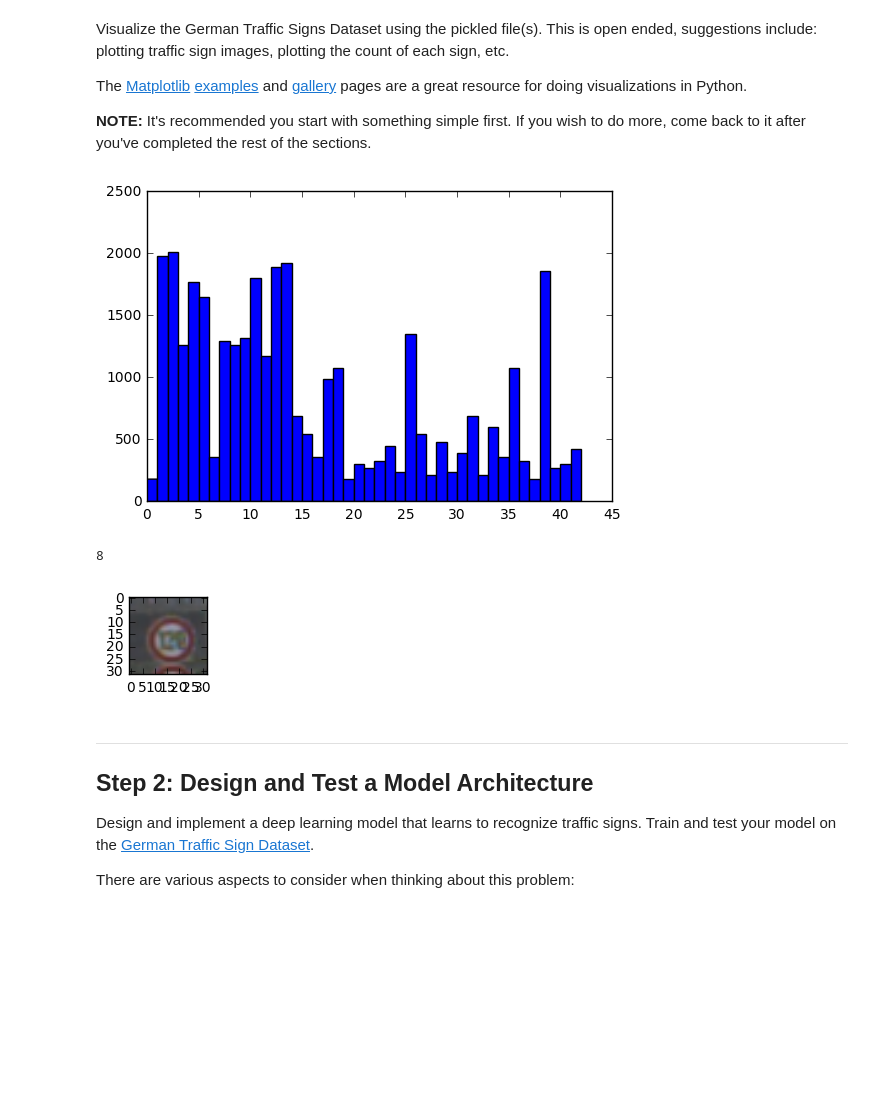
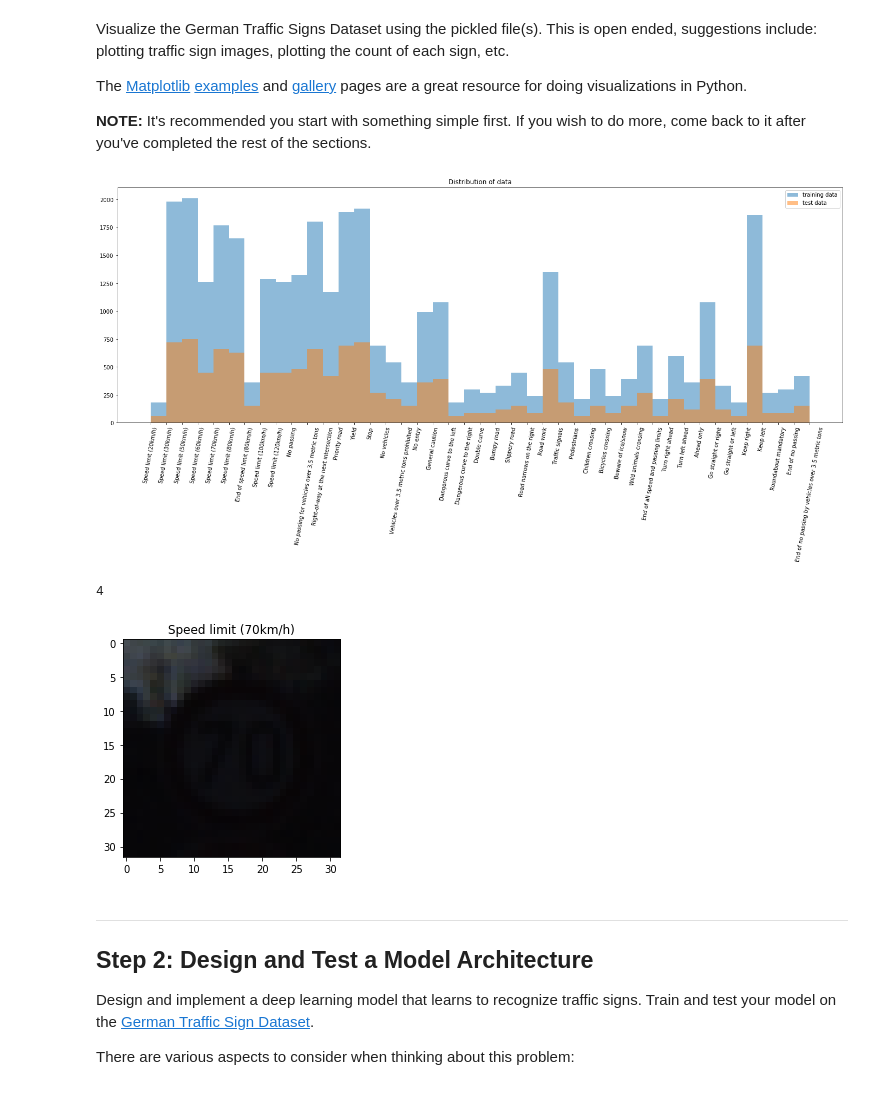
Before and after one commit to apalvai/CarND-Traffic-Sign-Classifier-Project, a Jupyter notebook: Traffic_Sign_Classifier.ipynb, the cells around one changed output. Drawn from its saved outputs; the diff is of its cells as text; code cells hidden in the pictures; blank space fills up the shorter version.

Commit message:
Updated jupyter notebook to show the distribution of traffic sign data.

```diff
--- a/Traffic_Sign_Classifier.ipynb
+++ b/Traffic_Sign_Classifier.ipynb
@@ -98,25 +98,40 @@ The [Matplotlib](http://matplotlib.org/) [examples](http://matplotlib.org/exampl
 # %%
 ### Data exploration visualization code goes here.
 ### Feel free to use as many code cells as needed.
 import matplotlib.pyplot as plt
 import random
 # Visualizations will be shown in the notebook.
+SignsDict = SignNames['SignName']
+#print('SignsDict:\n', SignsDict)
 
-plt.hist(y_train, classes)
+SignNamesList = []
+for i in range(0, len(SignsDict)):
+    SignNamesList.append(SignsDict[i])
+#print('Signs:\n', SignNamesList)
+
+fig = plt.figure()
+plt.hist(y_train, classes, alpha=0.5, label='training data')
+plt.hist(y_test, classes, alpha=0.5, label='test data')
+plt.legend(loc='upper right')
+plt.title('Distribution of data')
+plt.xticks(classes, SignNamesList, rotation=80)
+default_size = fig.get_size_inches()
+fig.set_size_inches( (default_size[0]*4, default_size[1]*2))
 plt.show()
 
 %matplotlib inline
 
 index = random.randint(0, len(X_train))
 image = X_train[index].squeeze()
 
-plt.figure(figsize=(1,1))
+plt.figure(figsize=(4,4))
 plt.imshow(image, cmap="gray")
+plt.title(SignNamesList[y_train[index]])
 print(y_train[index])
 # %% [output]
-[figure, old version]
+[figure, new version]
-8
+4
-[figure, old version]
+[figure, new version]
 # %% [markdown]
 ----
 
```
Also changed, not shown: parts of 9 cells of this notebook.
